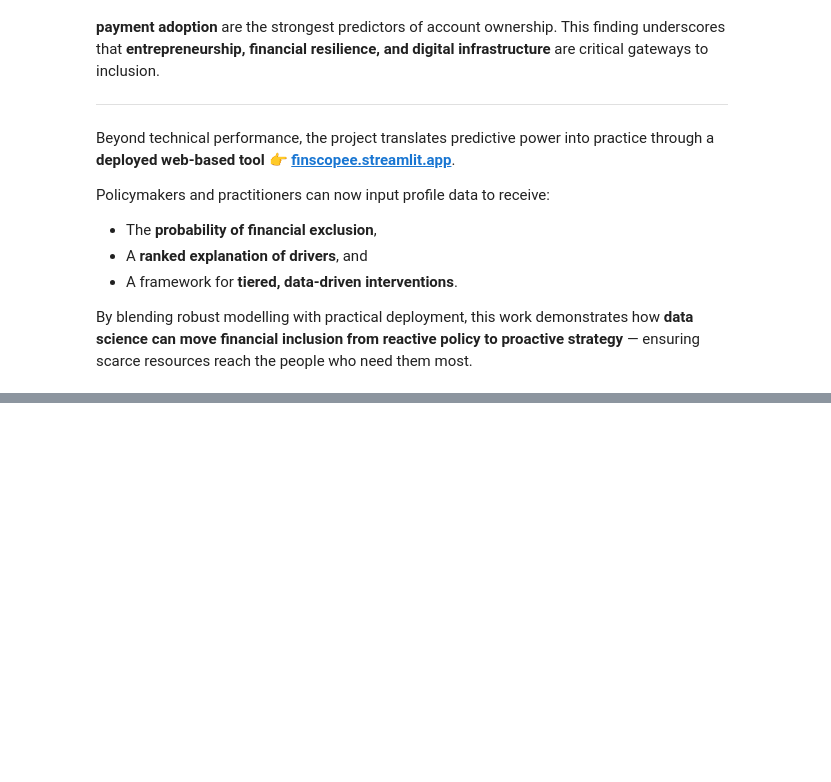
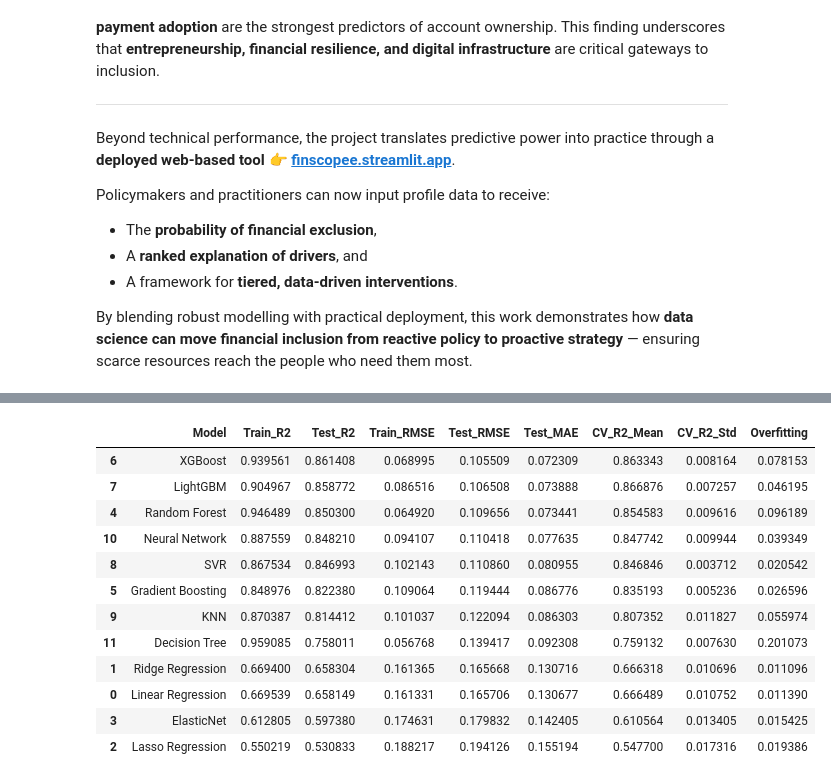
Before and after one commit to VAL-Jerono/FinScope, a Jupyter notebook: FinScope_222331_CAT2_Modeling.ipynb, the cells around one changed output, grey strips where cells are left out. Cells and saved outputs as stored; diff of their text form; code cells hidden in the pictures; blank space fills up the shorter version.

```diff
--- a/FinScope_222331_CAT2_Modeling.ipynb
+++ b/FinScope_222331_CAT2_Modeling.ipynb
@@ -39,6 +39,22 @@ To bridge research with practice, the findings have been translated into a **dep
 👉 **[finscopee.streamlit.app](https://finscopee.streamlit.app/)**
 
 This tool allows policymakers and practitioners to move from static reports to **dynamic, evidence-based targeting**, helping ensure scarce resources reach the people who need them most.
+# %%
+
+# Example usage:
+"""
+# Run individual steps
+df_encoded, encoders, log1 = encode_categorical_variables(df)
+df_digital, log2 = create_digital_engagement_score(df_encoded)
+df_financial, log3 = create_financial_activity_score(df_digital)
+df_govt, log4 = create_government_services_score(df_financial)
+df_interaction, log5 = create_interaction_features(df_govt)
+df_flags, log6 = create_strategic_binary_flags(df_interaction)
+df_final, log7 = optimize_feature_count(df_flags, max_features=30)
+
+# Or run complete pipeline
+df_engineered, label_encoders, feature_logs = run_complete_feature_engineering(df, max_features=30)
+"""
 # %% [markdown]
 
 ## **Abstract**
@@ -2396,0 +3033,3 @@ By blending robust modelling with practical deployment, this work demonstrates h
+# %%
+# # Run the complete pipeline directly on your dataset
+results = pipeline.run_complete_pipeline(df_MODELING, target_col='has_account')
@@ -2396,0 +3655,2 @@ By blending robust modelling with practical deployment, this work demonstrates h
+# %%
+results = run_complete_ml_pipeline(df_modeling)
@@ -2396,0 +4228,17 @@ By blending robust modelling with practical deployment, this work demonstrates h
+# %%
+regression_models = results['regression_results']
+regression_models
+# %% [output]
+|  | Model | Train_R2 | Test_R2 | Train_RMSE | Test_RMSE | Test_MAE | CV_R2_Mean | CV_R2_Std | Overfitting |
+| 6 | XGBoost | 0.939561 | 0.861408 | 0.068995 | 0.105509 | 0.072309 | 0.863343 | 0.008164 | 0.078153 |
+| 7 | LightGBM | 0.904967 | 0.858772 | 0.086516 | 0.106508 | 0.073888 | 0.866876 | 0.007257 | 0.046195 |
+| 4 | Random Forest | 0.946489 | 0.850300 | 0.064920 | 0.109656 | 0.073441 | 0.854583 | 0.009616 | 0.096189 |
+| 10 | Neural Network | 0.887559 | 0.848210 | 0.094107 | 0.110418 | 0.077635 | 0.847742 | 0.009944 | 0.039349 |
+| 8 | SVR | 0.867534 | 0.846993 | 0.102143 | 0.110860 | 0.080955 | 0.846846 | 0.003712 | 0.020542 |
+| 5 | Gradient Boosting | 0.848976 | 0.822380 | 0.109064 | 0.119444 | 0.086776 | 0.835193 | 0.005236 | 0.026596 |
+| 9 | KNN | 0.870387 | 0.814412 | 0.101037 | 0.122094 | 0.086303 | 0.807352 | 0.011827 | 0.055974 |
+| 11 | Decision Tree | 0.959085 | 0.758011 | 0.056768 | 0.139417 | 0.092308 | 0.759132 | 0.007630 | 0.201073 |
+| 1 | Ridge Regression | 0.669400 | 0.658304 | 0.161365 | 0.165668 | 0.130716 | 0.666318 | 0.010696 | 0.011096 |
+| 0 | Linear Regression | 0.669539 | 0.658149 | 0.161331 | 0.165706 | 0.130677 | 0.666489 | 0.010752 | 0.011390 |
+| 3 | ElasticNet | 0.612805 | 0.597380 | 0.174631 | 0.179832 | 0.142405 | 0.610564 | 0.013405 | 0.015425 |
+| 2 | Lasso Regression | 0.550219 | 0.530833 | 0.188217 | 0.194126 | 0.155194 | 0.547700 | 0.017316 | 0.019386 |
```
Also changed, not shown: parts of 14 cells of this notebook, 1 other file.
